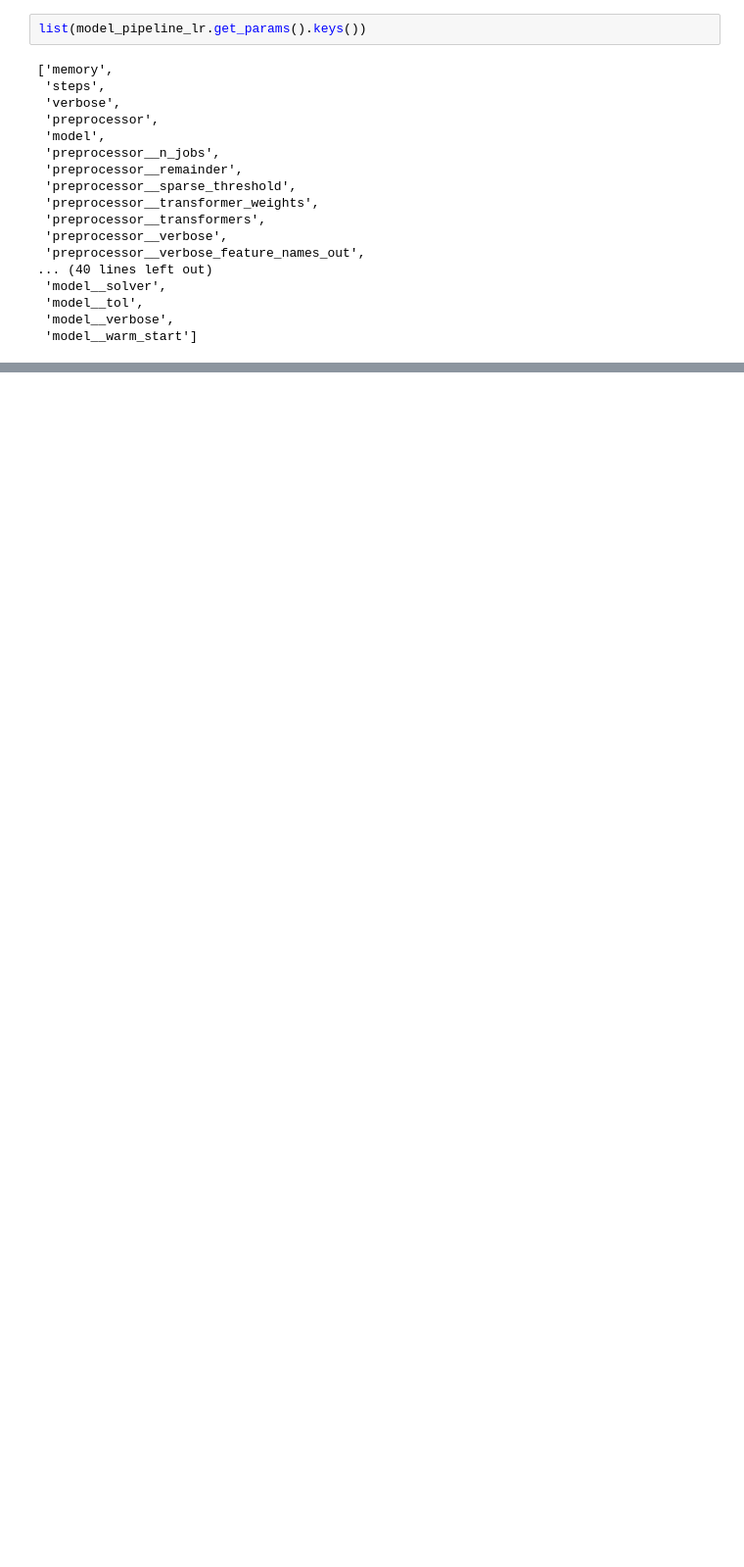
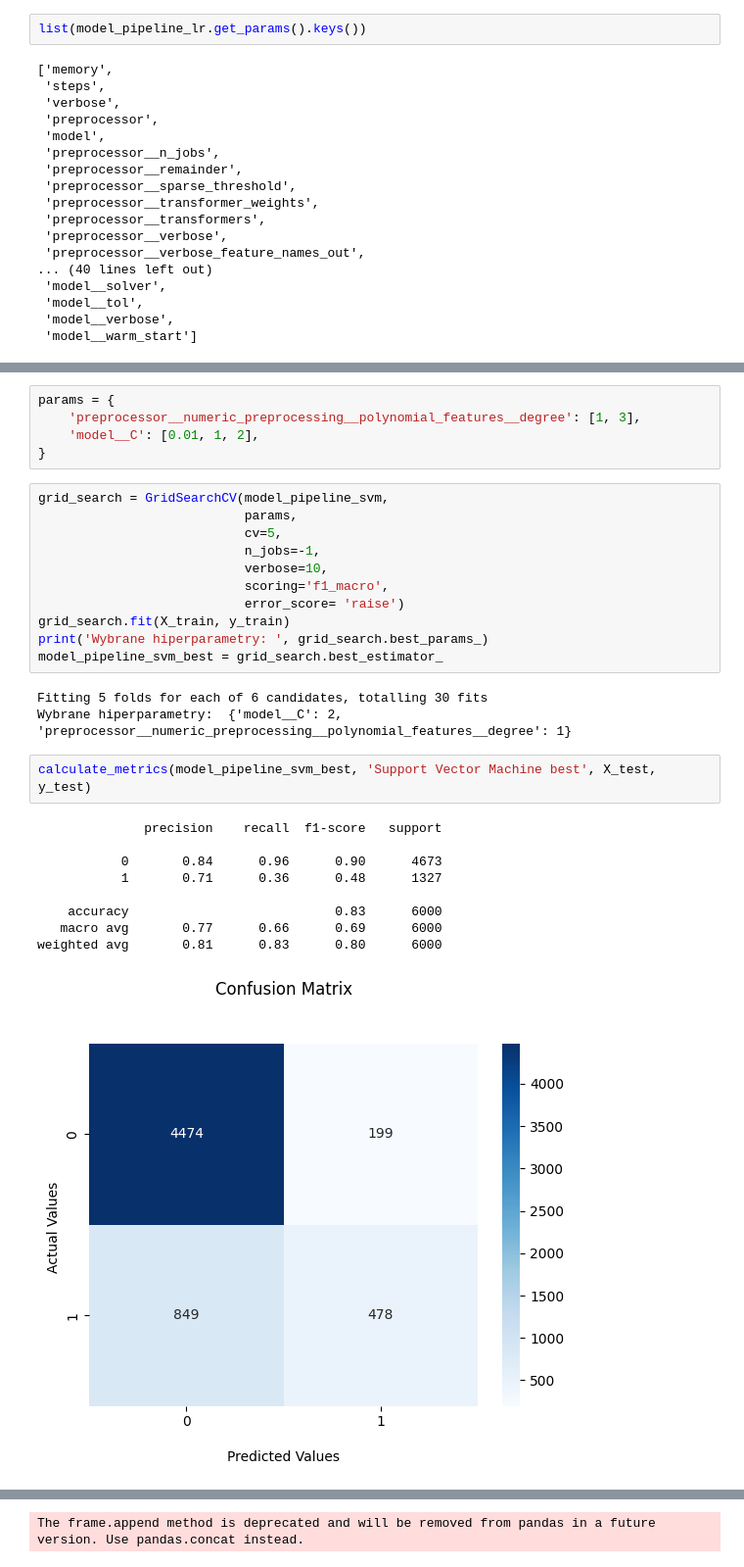
Before and after one commit to lukpytlewski/Credit-Scoring, a Jupyter notebook: credit_scoring.ipynb, the cells around one changed output, grey strips where cells are left out. Shown at 98% size. Drawn from its saved outputs; the diff is of its cells as text; blank space fills up the shorter version.

```diff
--- a/credit_scoring.ipynb
+++ b/credit_scoring.ipynb
@@ -429,0 +517,31 @@ TypeError: All intermediate steps should be transformers and implement fit and t
+# %%
+params = {
+    'preprocessor__numeric_preprocessing__polynomial_features__degree': [1, 3],
+    'model__C': [0.01, 1, 2],
+}
+# %%
+grid_search = GridSearchCV(model_pipeline_svm,
+                           params,
+                           cv=5,
+                           n_jobs=-1,
+                           verbose=10,
+                           scoring='f1_macro',
+                           error_score= 'raise')
+grid_search.fit(X_train, y_train)
+print('Wybrane hiperparametry: ', grid_search.best_params_)
+model_pipeline_svm_best = grid_search.best_estimator_
+# %% [output]
+Fitting 5 folds for each of 6 candidates, totalling 30 fits
+Wybrane hiperparametry:  {'model__C': 2, 'preprocessor__numeric_preprocessing__polynomial_features__degree': 1}
+# %%
+calculate_metrics(model_pipeline_svm_best, 'Support Vector Machine best', X_test, y_test)
+# %% [output]
+              precision    recall  f1-score   support
+
+           0       0.84      0.96      0.90      4673
+           1       0.71      0.36      0.48      1327
+
+    accuracy                           0.83      6000
+   macro avg       0.77      0.66      0.69      6000
+weighted avg       0.81      0.83      0.80      6000
+[figure, added]
@@ -429,0 +549 @@ TypeError: All intermediate steps should be transformers and implement fit and t
+The frame.append method is deprecated and will be removed from pandas in a future version. Use pandas.concat instead.
```
Also changed, not shown: parts of 29 cells of this notebook.
